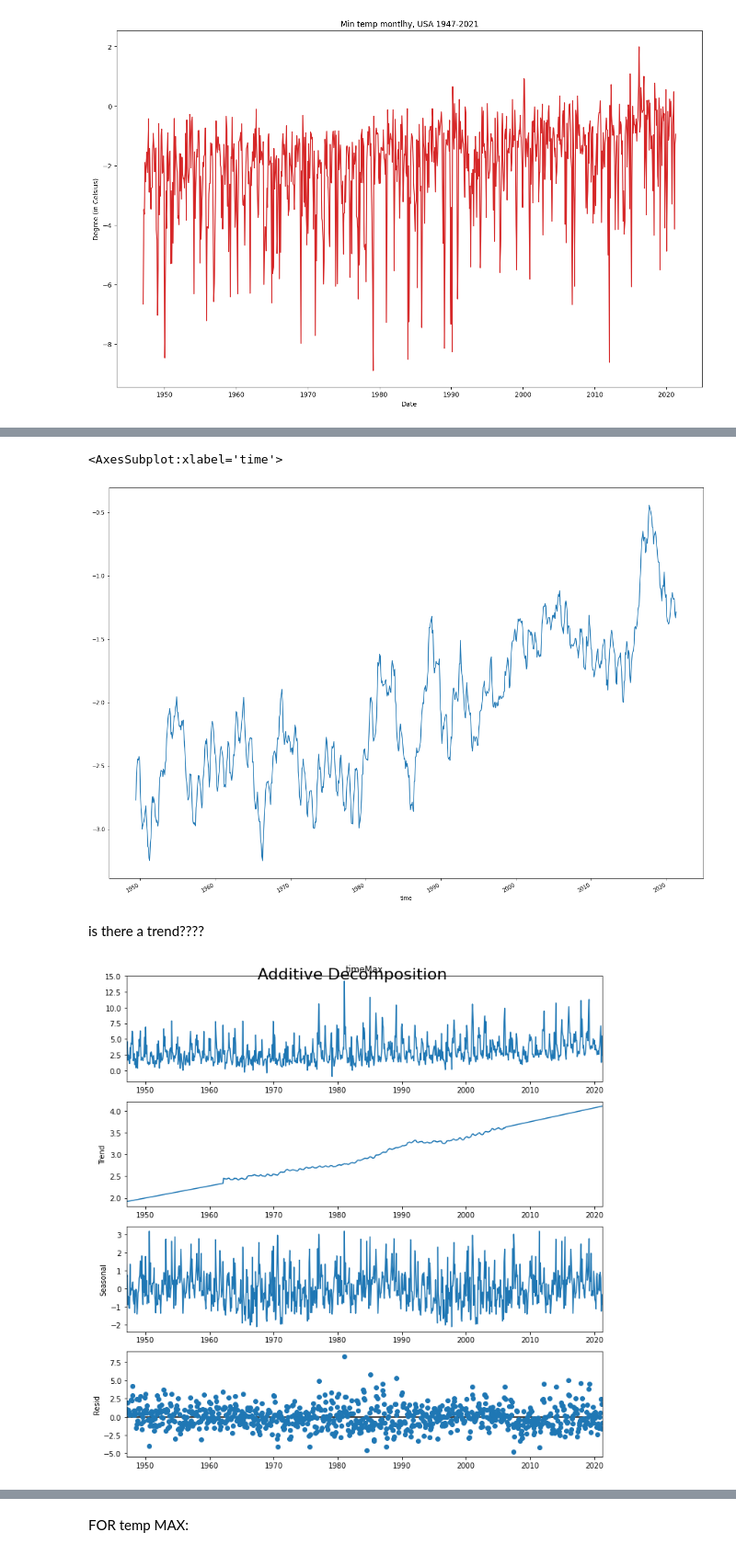
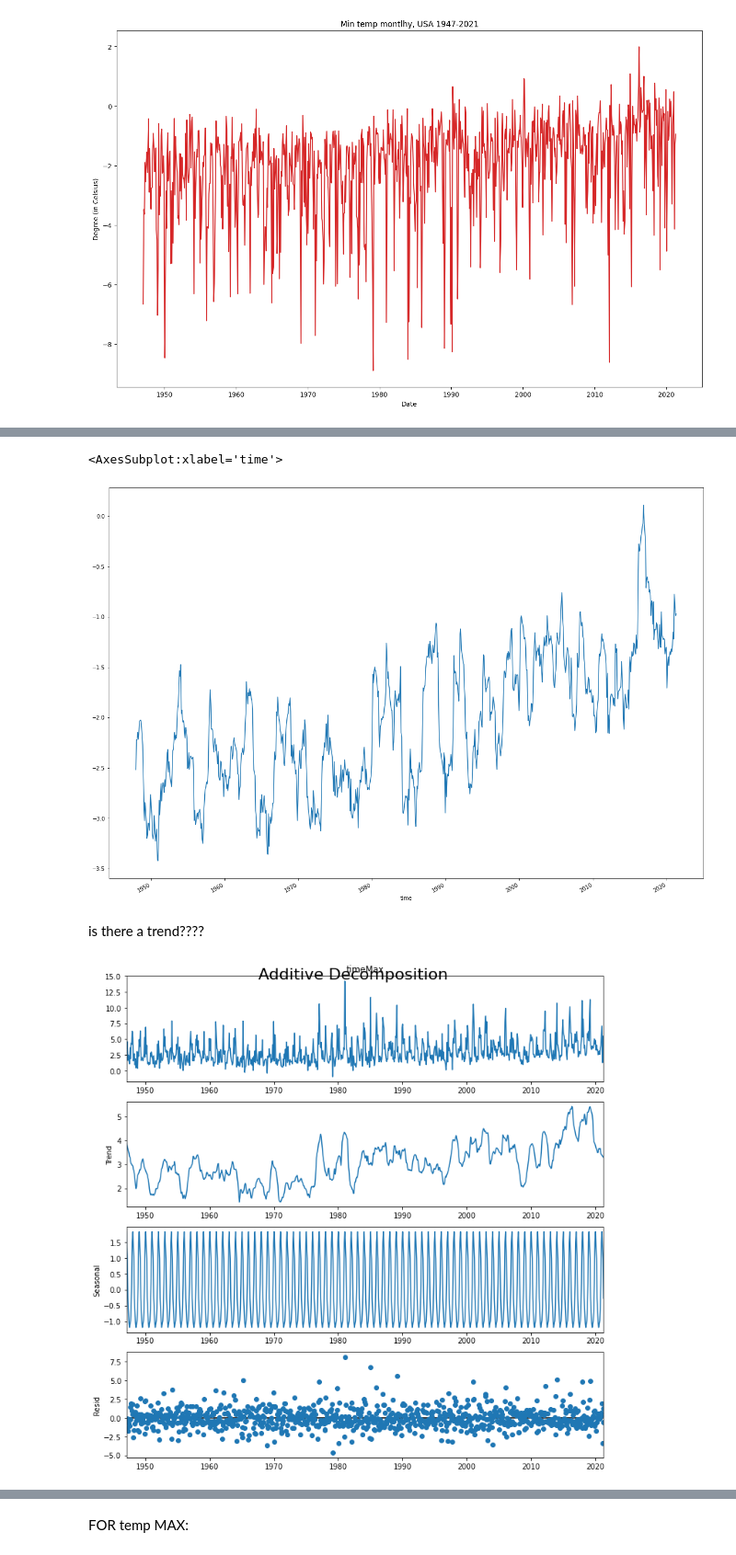
Before and after one commit to rubenkerkhofs/modern-data-analytics, a Jupyter notebook: Mitja Code/Code Final.ipynb, the cells around one changed output, grey strips where cells are left out. Shown at 92% size. Saved outputs shown, nothing was run; the diff lists cells and outputs as text; code cells hidden in the pictures.

```diff
--- a/Mitja Code/Code Final.ipynb
+++ b/Mitja Code/Code Final.ipynb
@@ -602,26 +315,26 @@ temp_df_mean.plot(figsize=(20,15))
 # %%
 
-# Apply the Moving Average function by a subset of size 30 months to timeMin.
-temp_df_mean = df2.timeMin.rolling(window=30).mean()
+# Apply the Moving Average function by a subset of size 12 months to timeMin.
+temp_df_mean = df2.timeMin.rolling(window=12).mean()
 temp_df_mean.plot(figsize=(20,15))
 # %% [output]
 <AxesSubplot:xlabel='time'>
-[figure, old version]
+[figure, new version]
 # %% [markdown]
 is there a trend????
 # %%
 #FOR time MAX
 from statsmodels.tsa.seasonal import seasonal_decompose
 
 # Additive Decomposition
-result_add = seasonal_decompose(df2.timeMax, model='additive', extrapolate_trend='freq', freq=365)
+result_add = seasonal_decompose(df2.timeMax, model='additive', extrapolate_trend='freq', freq=12)
 
 # Plot
 plt.rcParams.update({'figure.figsize': (10,10)})
 result_add.plot().suptitle('Additive Decomposition', fontsize=22)
 plt.show()
 # %% [output]
-[figure, old version]
+[figure, new version]
 # %%
 #FOR time MIN
 from statsmodels.tsa.seasonal import seasonal_decompose
```
Also changed, not shown: parts of 72 cells of this notebook.
